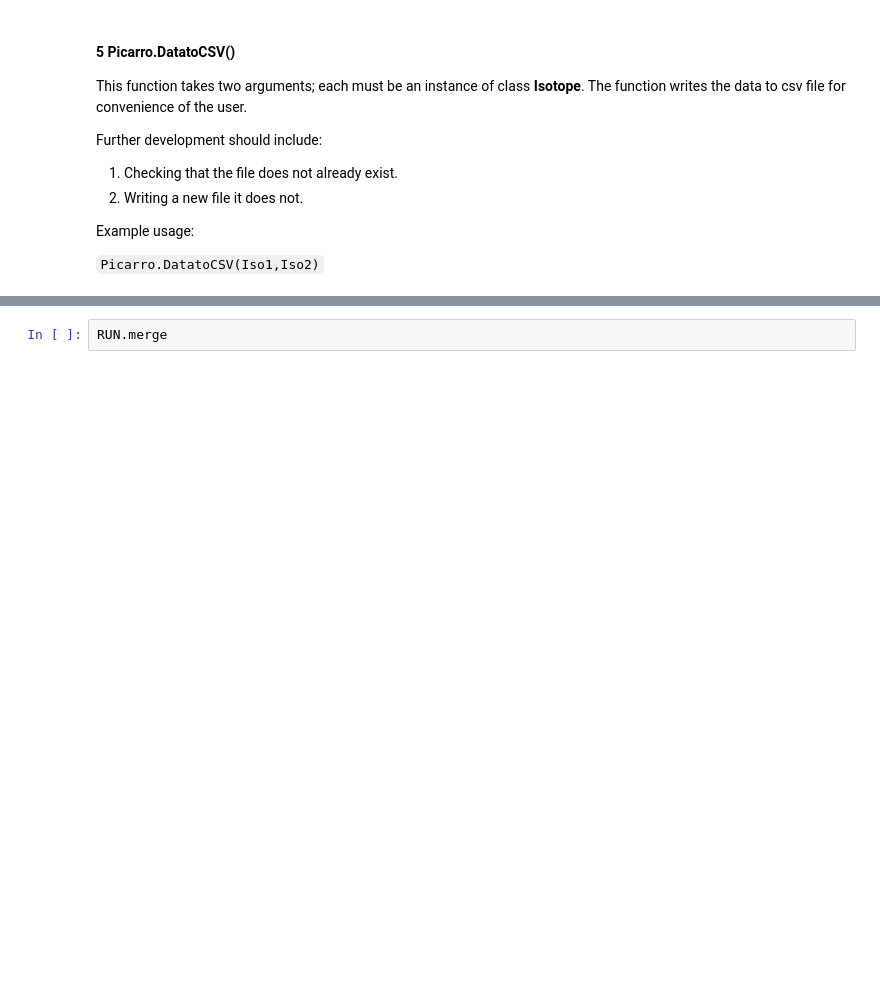
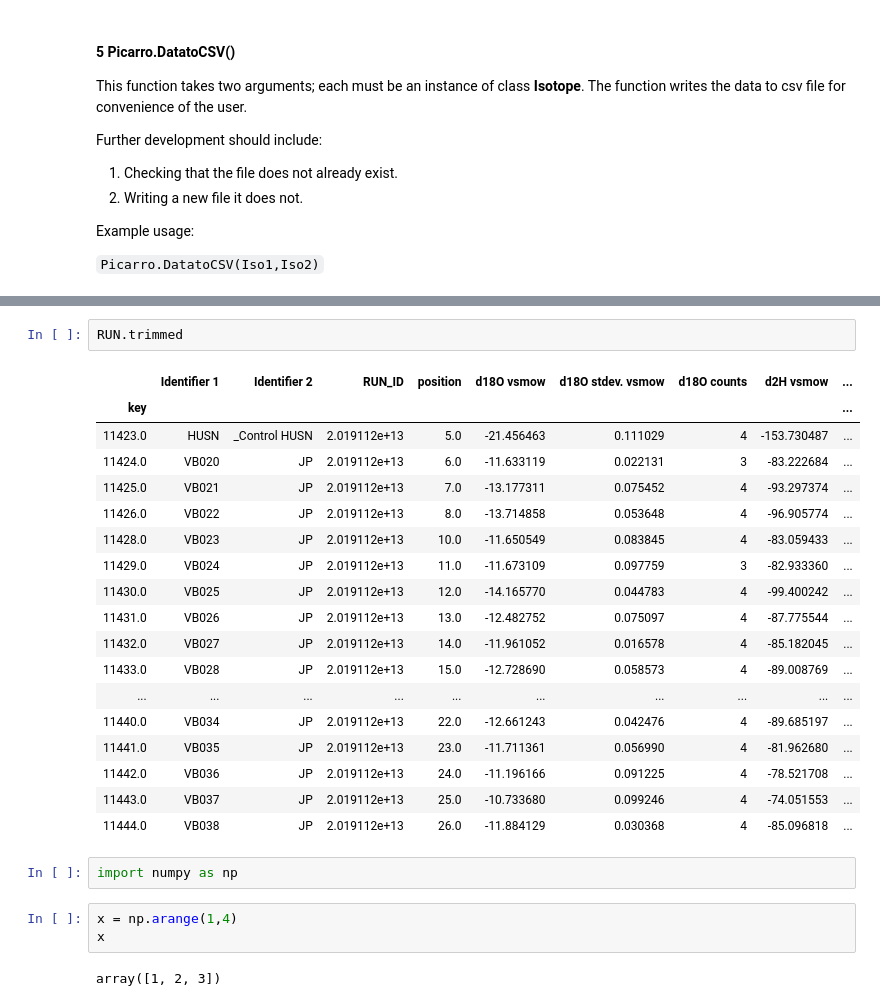
Before and after one commit to tr1813/picarro-calculator, a Jupyter notebook: ipynb/Picarro class.ipynb, the cells around one changed output, grey strips where cells are left out. Drawn from its saved outputs; the diff is of its cells as text; blank space fills up the shorter version.

```diff
--- a/ipynb/Picarro class.ipynb
+++ b/ipynb/Picarro class.ipynb
@@ -182,2 +255,28 @@ RUN.suggestedReruns()
 # %%
-RUN.merge
+RUN.trimmed
+# %% [output]
+|  | Identifier 1 | Identifier 2 | RUN_ID | position | d18O vsmow | d18O stdev. vsmow | d18O counts | d2H vsmow | ... |
+| key |  |  |  |  |  |  |  |  | ... |
+| 11423.0 | HUSN | _Control HUSN | 2.019112e+13 | 5.0 | -21.456463 | 0.111029 | 4 | -153.730487 | ... |
+| 11424.0 | VB020 | JP | 2.019112e+13 | 6.0 | -11.633119 | 0.022131 | 3 | -83.222684 | ... |
+| 11425.0 | VB021 | JP | 2.019112e+13 | 7.0 | -13.177311 | 0.075452 | 4 | -93.297374 | ... |
+| 11426.0 | VB022 | JP | 2.019112e+13 | 8.0 | -13.714858 | 0.053648 | 4 | -96.905774 | ... |
+| 11428.0 | VB023 | JP | 2.019112e+13 | 10.0 | -11.650549 | 0.083845 | 4 | -83.059433 | ... |
+| 11429.0 | VB024 | JP | 2.019112e+13 | 11.0 | -11.673109 | 0.097759 | 3 | -82.933360 | ... |
+| 11430.0 | VB025 | JP | 2.019112e+13 | 12.0 | -14.165770 | 0.044783 | 4 | -99.400242 | ... |
+| 11431.0 | VB026 | JP | 2.019112e+13 | 13.0 | -12.482752 | 0.075097 | 4 | -87.775544 | ... |
+| 11432.0 | VB027 | JP | 2.019112e+13 | 14.0 | -11.961052 | 0.016578 | 4 | -85.182045 | ... |
+| 11433.0 | VB028 | JP | 2.019112e+13 | 15.0 | -12.728690 | 0.058573 | 4 | -89.008769 | ... |
+| ... | ... | ... | ... | ... | ... | ... | ... | ... | ... |
+| 11440.0 | VB034 | JP | 2.019112e+13 | 22.0 | -12.661243 | 0.042476 | 4 | -89.685197 | ... |
+| 11441.0 | VB035 | JP | 2.019112e+13 | 23.0 | -11.711361 | 0.056990 | 4 | -81.962680 | ... |
+| 11442.0 | VB036 | JP | 2.019112e+13 | 24.0 | -11.196166 | 0.091225 | 4 | -78.521708 | ... |
+| 11443.0 | VB037 | JP | 2.019112e+13 | 25.0 | -10.733680 | 0.099246 | 4 | -74.051553 | ... |
+| 11444.0 | VB038 | JP | 2.019112e+13 | 26.0 | -11.884129 | 0.030368 | 4 | -85.096818 | ... |
+# %%
+import numpy as np
+# %%
+x = np.arange(1,4)
+x
+# %% [output]
+array([1, 2, 3])
```
Also changed, not shown: parts of 15 cells of this notebook, 6 other files.
